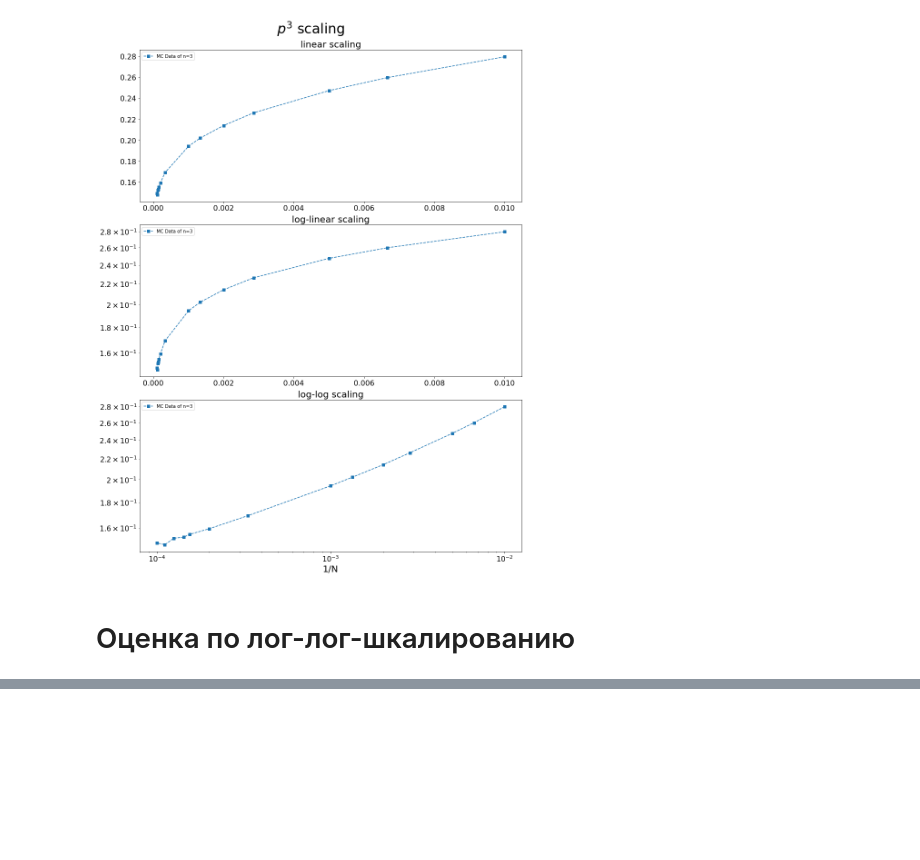
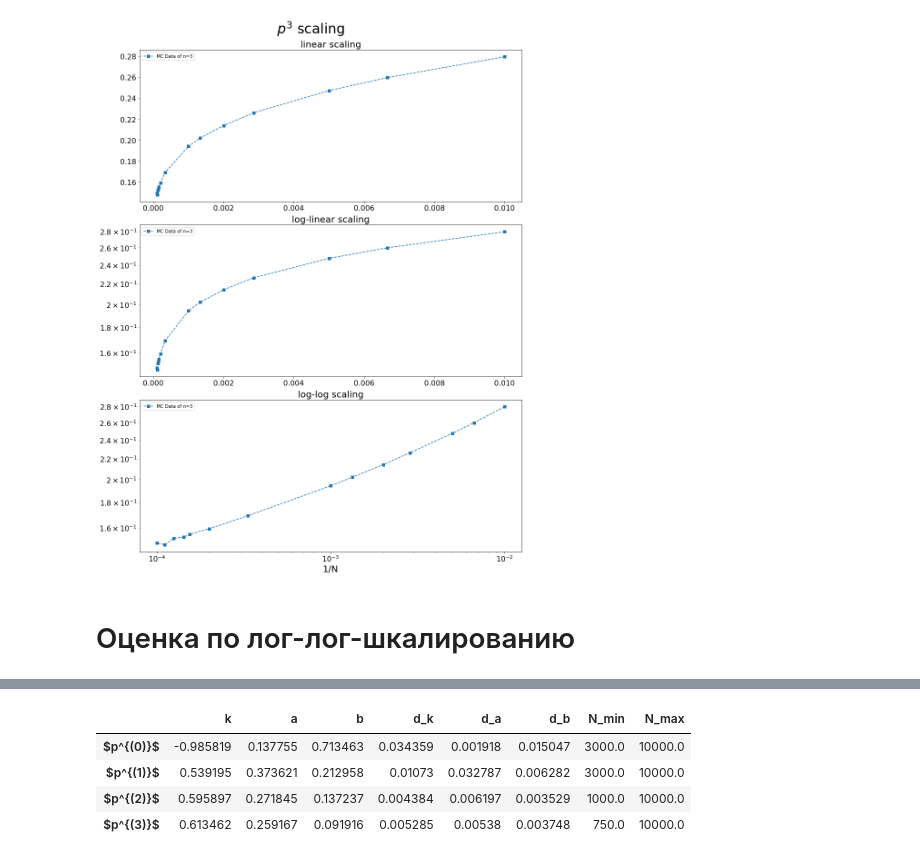
Before and after one commit to Chpel/ProjectMagnet, a Jupyter notebook: Расчёты .ipynb/DS_atmosphere.ipynb, the cells around one changed output, grey strips where cells are left out. Cells and saved outputs as stored; diff of their text form; code cells hidden in the pictures; blank space fills up the shorter version.

```diff
--- a/Расчёты .ipynb/DS_atmosphere.ipynb
+++ b/Расчёты .ipynb/DS_atmosphere.ipynb
@@ -209,0 +239,8 @@ True
+# %%
+res
+# %% [output]
+|  | k | a | b | d_k | d_a | d_b | N_min | N_max |
+| $p^{(0)}$ | -0.985819 | 0.137755 | 0.713463 | 0.034359 | 0.001918 | 0.015047 | 3000.0 | 10000.0 |
+| $p^{(1)}$ | 0.539195 | 0.373621 | 0.212958 | 0.01073 | 0.032787 | 0.006282 | 3000.0 | 10000.0 |
+| $p^{(2)}$ | 0.595897 | 0.271845 | 0.137237 | 0.004384 | 0.006197 | 0.003529 | 1000.0 | 10000.0 |
+| $p^{(3)}$ | 0.613462 | 0.259167 | 0.091916 | 0.005285 | 0.00538 | 0.003748 | 750.0 | 10000.0 |
```
Also changed, not shown: parts of 7 cells of this notebook, 24 other files.
